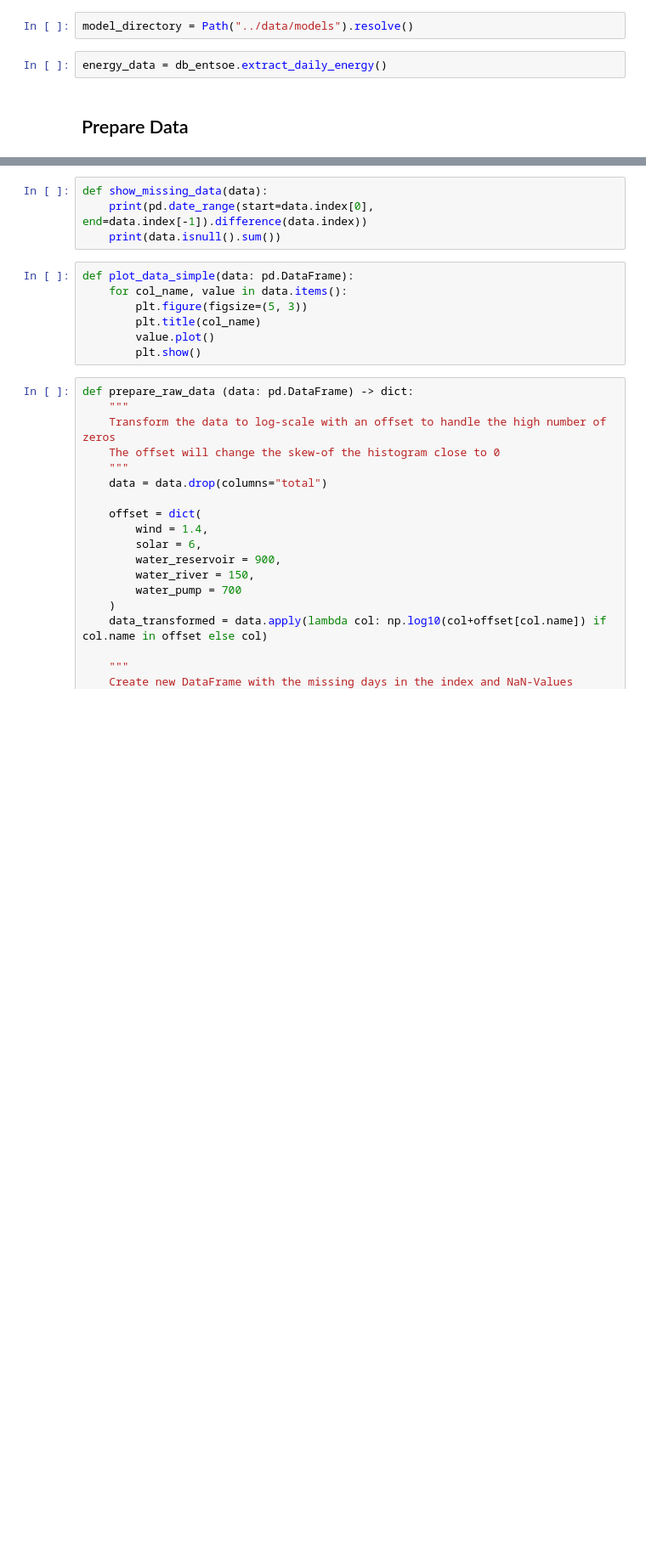
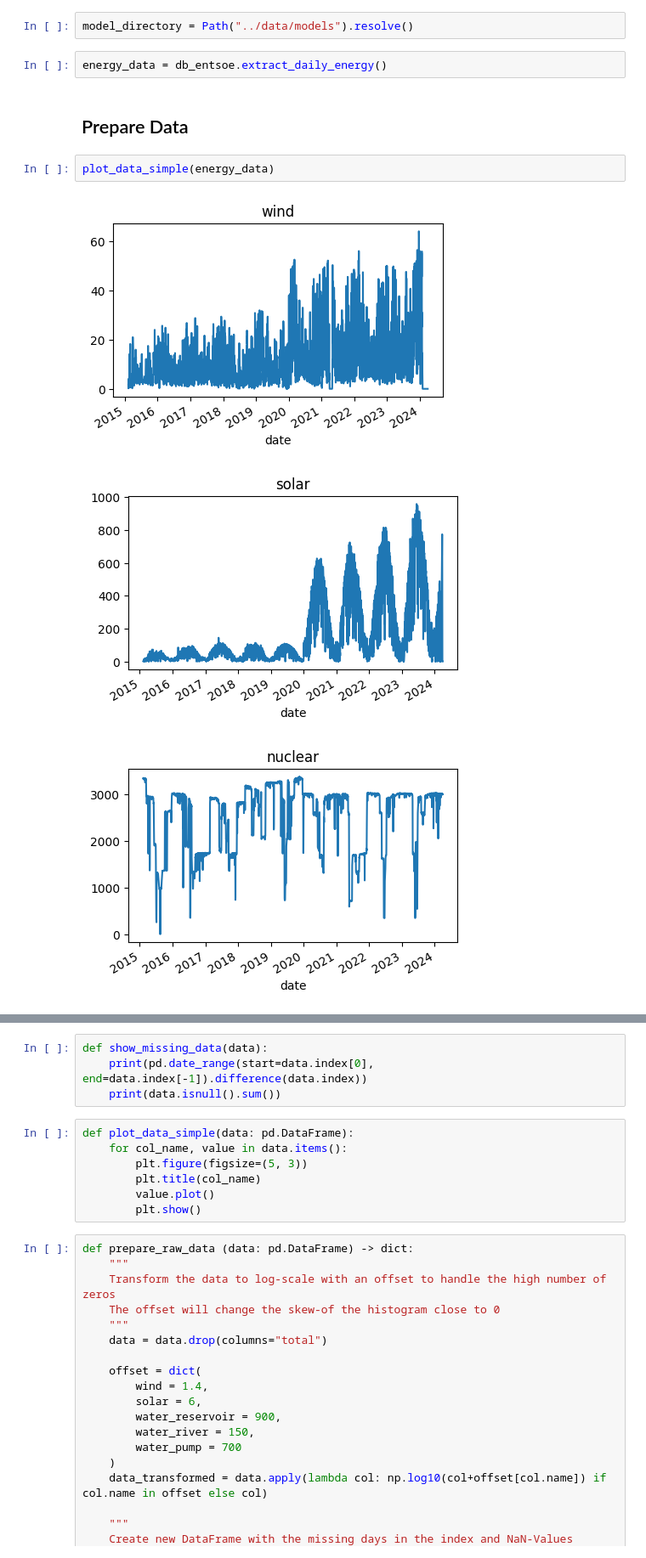
Before and after one commit to danielakomenda/MDM-PythonProject-MeinProjekt, a Jupyter notebook: Notebooks/model_create.ipynb, the cells around one changed output, grey strips where cells are left out. Shown at 85% size. Drawn from its saved outputs; the diff is of its cells as text; blank space fills up the shorter version.

```diff
--- a/Notebooks/model_create.ipynb
+++ b/Notebooks/model_create.ipynb
@@ -23,3 +23,9 @@ model_directory = Path("../data/models").resolve()
 energy_data = db_entsoe.extract_daily_energy()
 # %% [markdown]
 ## Prepare Data
+# %%
+plot_data_simple(energy_data)
+# %% [output]
+[figure, added]
+[figure, added]
+[figure, added]
```
Also changed, not shown: parts of 3 cells of this notebook, 12 other files.
